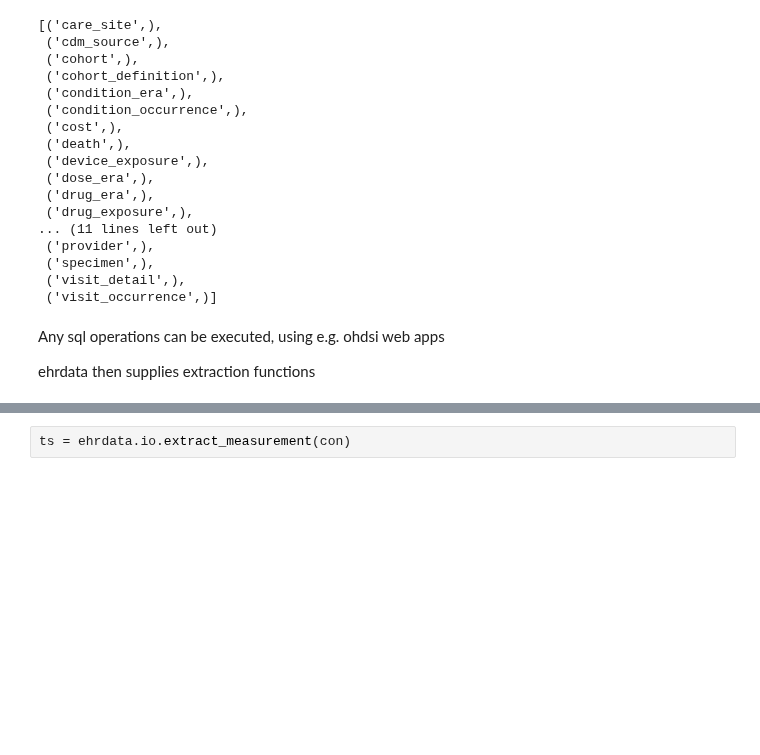
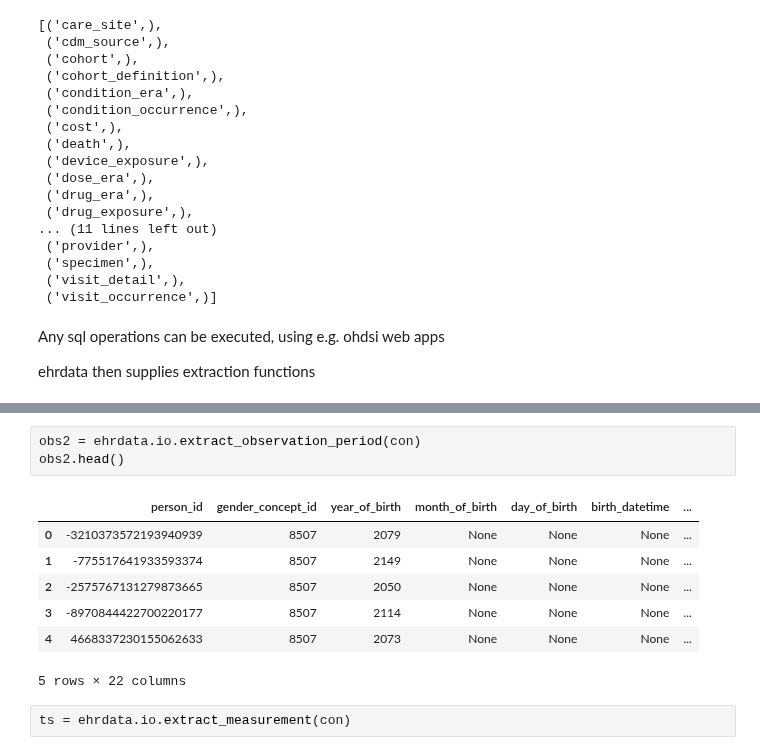
Before and after one commit to theislab/ehrdata, a Jupyter notebook: notebooks/mimic_iv_example.ipynb, the cells around one changed output, grey strips where cells are left out. Drawn from its saved outputs; the diff is of its cells as text; blank space fills up the shorter version.

```diff
--- a/notebooks/mimic_iv_example.ipynb
+++ b/notebooks/mimic_iv_example.ipynb
@@ -51,6 +58,17 @@ ehrdata.io.extract_person(con).head()
 | 2 | -775517641933593374 | 8507 | 2149 | None | None | None | ... |
 | 3 | -2575767131279873665 | 8507 | 2050 | None | None | None | ... |
 | 4 | -8970844422700220177 | 8507 | 2114 | None | None | None | ... |
+# %%
+obs2 = ehrdata.io.extract_observation_period(con)
+obs2.head()
+# %% [output]
+|  | person_id | gender_concept_id | year_of_birth | month_of_birth | day_of_birth | birth_datetime | ... |
+| 0 | -3210373572193940939 | 8507 | 2079 | None | None | None | ... |
+| 1 | -775517641933593374 | 8507 | 2149 | None | None | None | ... |
+| 2 | -2575767131279873665 | 8507 | 2050 | None | None | None | ... |
+| 3 | -8970844422700220177 | 8507 | 2114 | None | None | None | ... |
+| 4 | 4668337230155062633 | 8507 | 2073 | None | None | None | ... |
+5 rows × 22 columns
 # %%
 ts = ehrdata.io.extract_measurement(con)
 # %%
```
Also changed, not shown: parts of 10 cells of this notebook, 6 other files.
